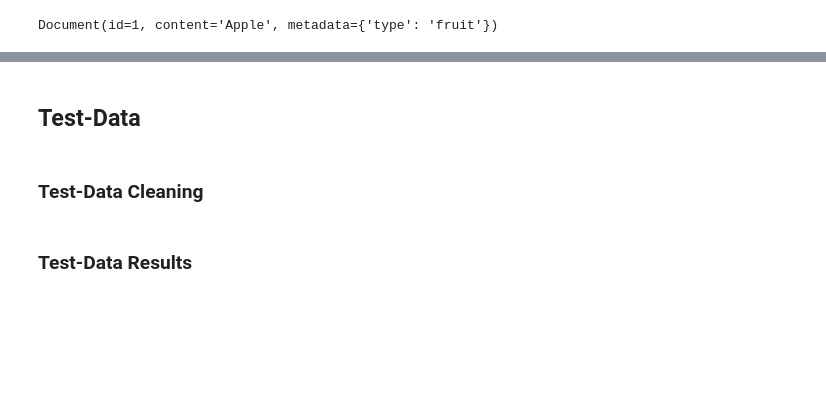
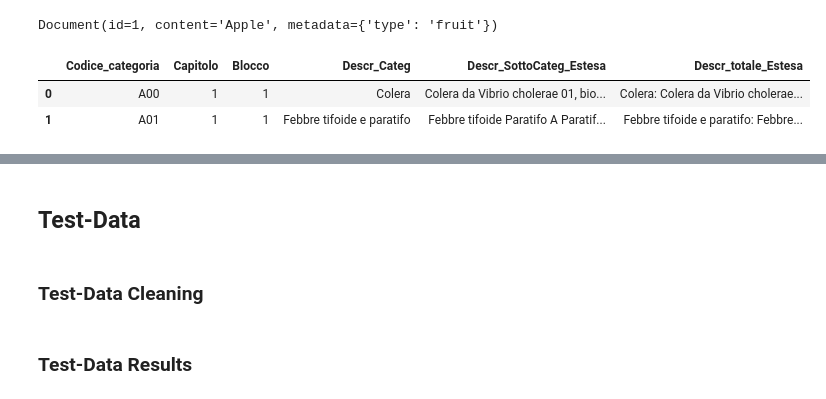
Before and after one commit to istat-methodology/semantic-search, a Jupyter notebook: notebooks/test-semantic-on-medical_data.ipynb, the cells around one changed output, grey strips where cells are left out. Saved outputs shown, nothing was run; the diff lists cells and outputs as text; code cells hidden in the pictures; blank space fills up the shorter version.

```diff
--- a/notebooks/test-semantic-on-medical_data.ipynb
+++ b/notebooks/test-semantic-on-medical_data.ipynb
@@ -155,3 +157,10 @@ docs = [
 docs[0]
 # %% [output]
 Document(id=1, content='Apple', metadata={'type': 'fruit'})
+# %%
+df_copy = malat_Cat_full.copy()
+df_copy.head(2)
+# %% [output]
+|  | Codice_categoria | Capitolo | Blocco | Descr_Categ | Descr_SottoCateg_Estesa | Descr_totale_Estesa |
+| 0 | A00 | 1 | 1 | Colera | Colera da Vibrio cholerae 01, bio... | Colera: Colera da Vibrio cholerae... |
+| 1 | A01 | 1 | 1 | Febbre tifoide e paratifo | Febbre tifoide Paratifo A Paratif... | Febbre tifoide e paratifo: Febbre... |
```
Also changed, not shown: parts of 2 cells of this notebook, 1 other file.
